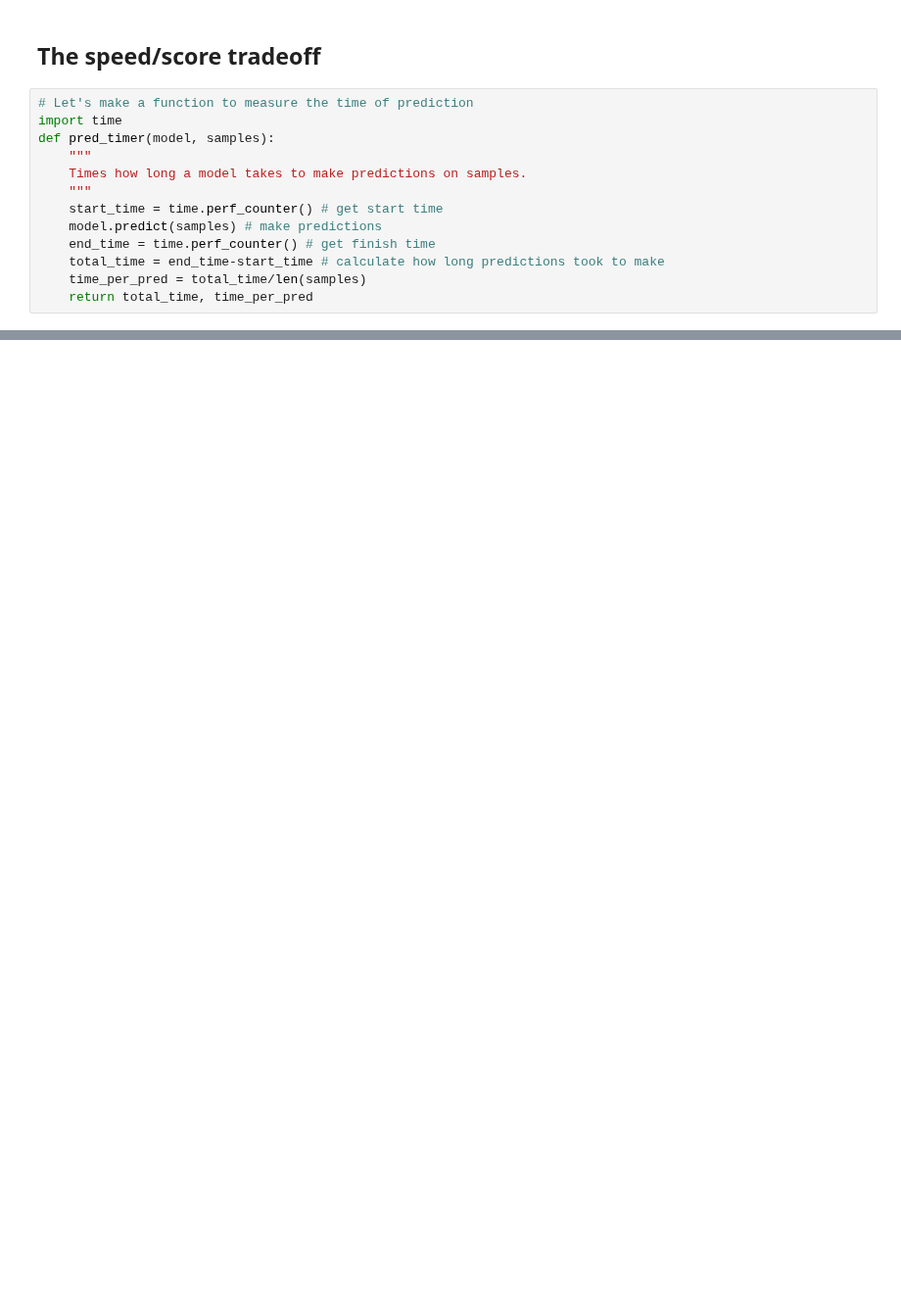
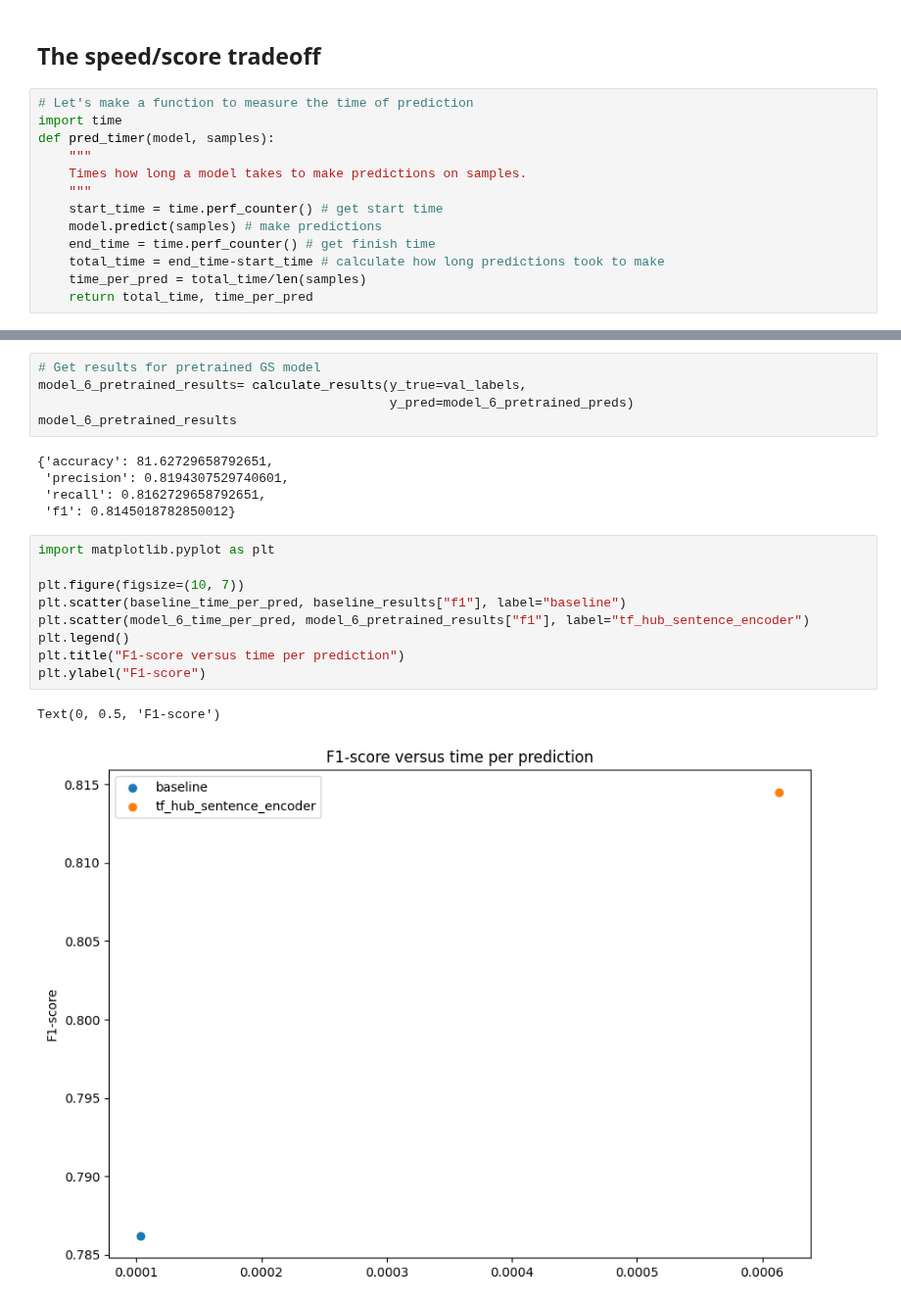
Before and after one commit to Roronoa-17/TF_ZTM, a Jupyter notebook: 08_Introduction_to_NLP_in_TF.ipynb, the cells around one changed output, grey strips where cells are left out. Shown at 98% size. Saved outputs shown, nothing was run; the diff lists cells and outputs as text; blank space fills up the shorter version.

Commit message:
comparing performances of baseline and TFHUB SE

```diff
--- a/08_Introduction_to_NLP_in_TF.ipynb
+++ b/08_Introduction_to_NLP_in_TF.ipynb
@@ -1314,0 +1309,22 @@ baseline_total_pred_time, baseline_time_per_pred
+# %%
+# Get results for pretrained GS model
+model_6_pretrained_results= calculate_results(y_true=val_labels,
+                                              y_pred=model_6_pretrained_preds)
+model_6_pretrained_results
+# %% [output]
+{'accuracy': 81.62729658792651,
+ 'precision': 0.8194307529740601,
+ 'recall': 0.8162729658792651,
+ 'f1': 0.8145018782850012}
+# %%
+import matplotlib.pyplot as plt
+
+plt.figure(figsize=(10, 7))
+plt.scatter(baseline_time_per_pred, baseline_results["f1"], label="baseline")
+plt.scatter(model_6_time_per_pred, model_6_pretrained_results["f1"], label="tf_hub_sentence_encoder")
+plt.legend()
+plt.title("F1-score versus time per prediction")
+plt.ylabel("F1-score")
+# %% [output]
+Text(0, 0.5, 'F1-score')
+[figure, added]
```
Also changed, not shown: parts of 29 cells of this notebook.
